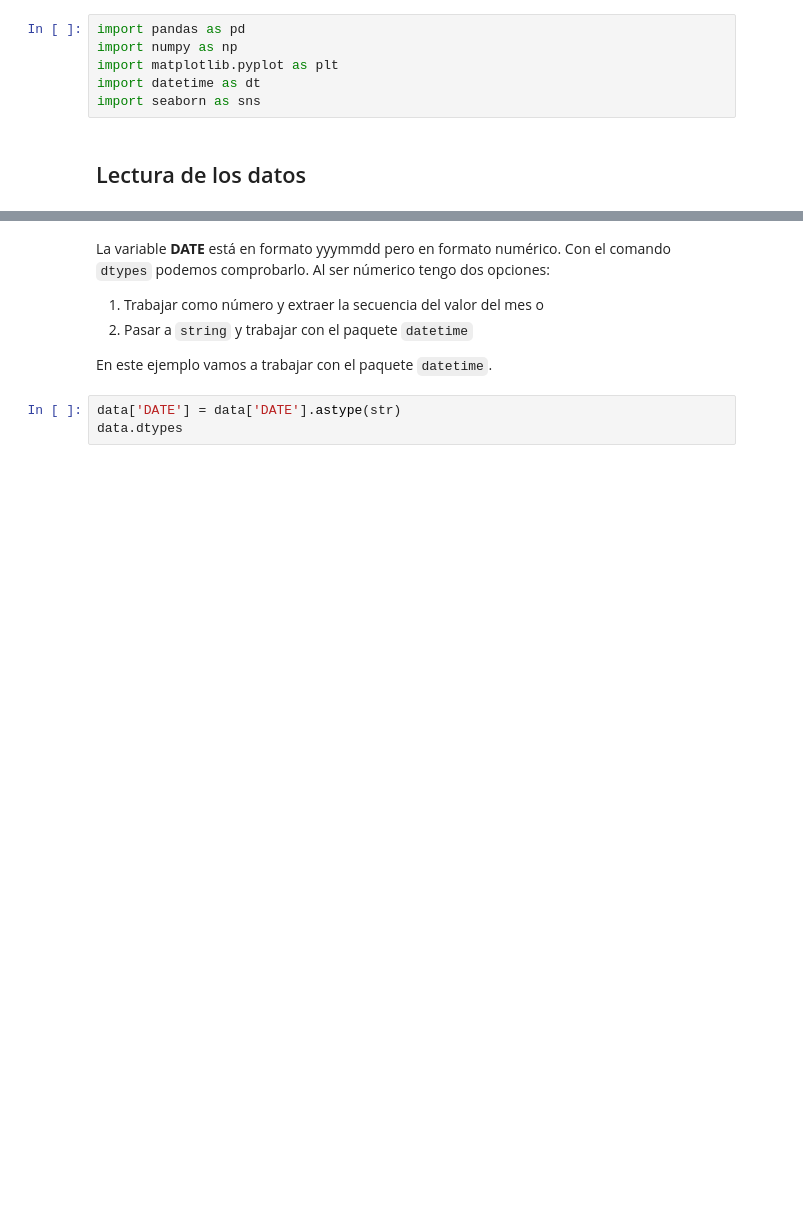
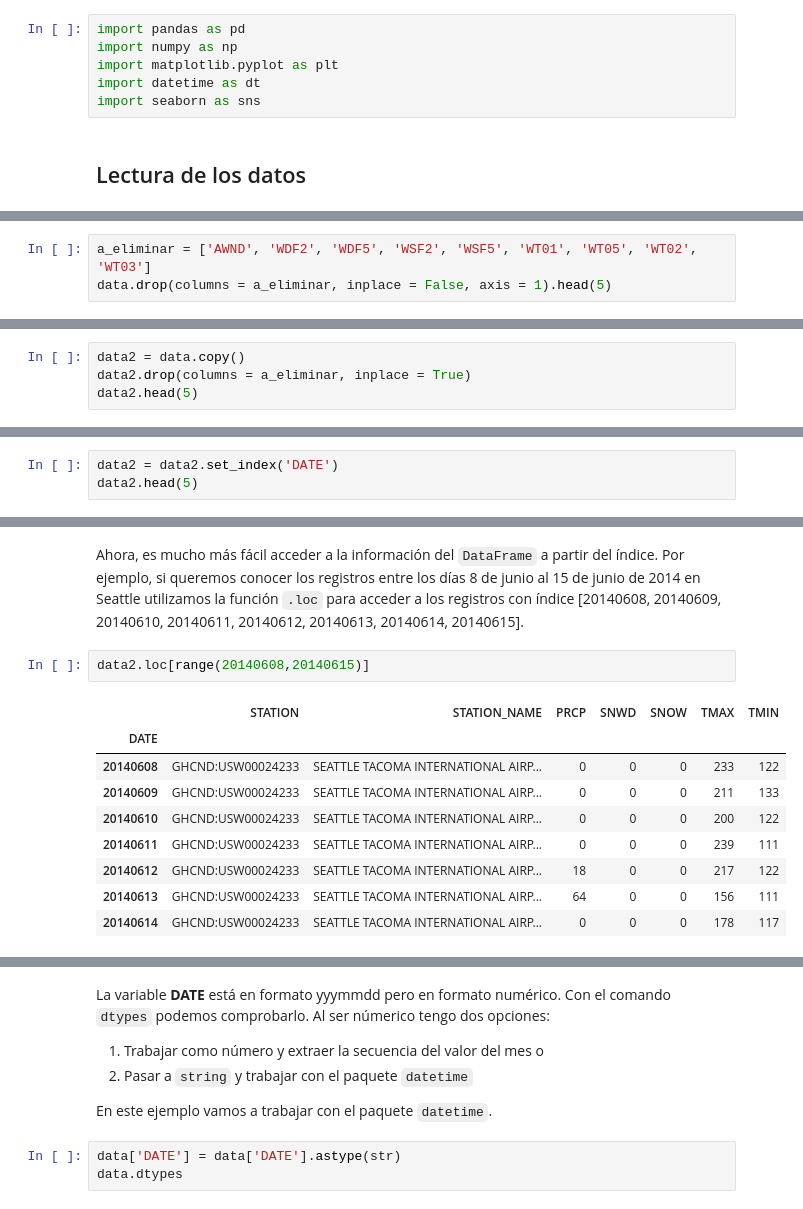
Before and after one commit to imarranz/data-science-python-tricks, a Jupyter notebook: pandas, seaborn & facetgrid.ipynb, the cells around one changed output, grey strips where cells are left out. Saved outputs shown, nothing was run; the diff lists cells and outputs as text; blank space fills up the shorter version.

```diff
--- a/pandas, seaborn & facetgrid.ipynb
+++ b/pandas, seaborn & facetgrid.ipynb
@@ -48,0 +117,3 @@ dtype: object
+# %%
+a_eliminar = ['AWND', 'WDF2', 'WDF5', 'WSF2', 'WSF5', 'WT01', 'WT05', 'WT02', 'WT03']
+data.drop(columns = a_eliminar, inplace = False, axis = 1).head(5)
@@ -48,0 +135,4 @@ dtype: object
+# %%
+data2 = data.copy()
+data2.drop(columns = a_eliminar, inplace = True)
+data2.head(5)
@@ -48,0 +150,3 @@ dtype: object
+# %%
+data2 = data2.set_index('DATE')
+data2.head(5)
@@ -48,0 +161,14 @@ dtype: object
+# %% [markdown]
+Ahora, es mucho más fácil acceder a la información del `DataFrame` a partir del índice. Por ejemplo, si queremos conocer los registros entre los días 8 de junio al 15 de junio de 2014 en Seattle utilizamos la función `.loc` para acceder a los registros con índice [20140608, 20140609, 20140610, 20140611, 20140612, 20140613, 20140614, 20140615].
+# %%
+data2.loc[range(20140608,20140615)]
+# %% [output]
+|  | STATION | STATION_NAME | PRCP | SNWD | SNOW | TMAX | TMIN |
+| DATE |  |  |  |  |  |  |  |
+| 20140608 | GHCND:USW00024233 | SEATTLE TACOMA INTERNATIONAL AIRP... | 0 | 0 | 0 | 233 | 122 |
+| 20140609 | GHCND:USW00024233 | SEATTLE TACOMA INTERNATIONAL AIRP... | 0 | 0 | 0 | 211 | 133 |
+| 20140610 | GHCND:USW00024233 | SEATTLE TACOMA INTERNATIONAL AIRP... | 0 | 0 | 0 | 200 | 122 |
+| 20140611 | GHCND:USW00024233 | SEATTLE TACOMA INTERNATIONAL AIRP... | 0 | 0 | 0 | 239 | 111 |
+| 20140612 | GHCND:USW00024233 | SEATTLE TACOMA INTERNATIONAL AIRP... | 18 | 0 | 0 | 217 | 122 |
+| 20140613 | GHCND:USW00024233 | SEATTLE TACOMA INTERNATIONAL AIRP... | 64 | 0 | 0 | 156 | 111 |
+| 20140614 | GHCND:USW00024233 | SEATTLE TACOMA INTERNATIONAL AIRP... | 0 | 0 | 0 | 178 | 117 |
```
Also changed, not shown: parts of 19 cells of this notebook.
